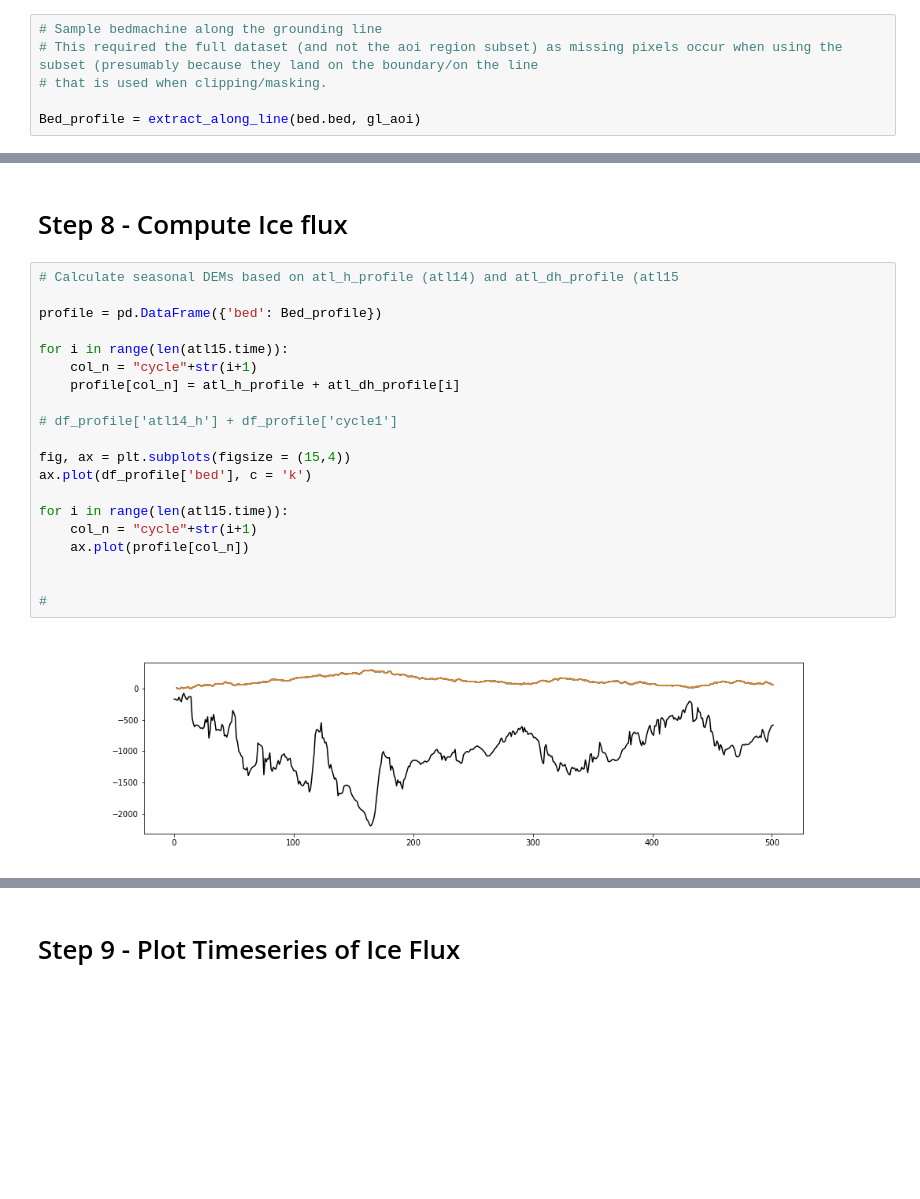
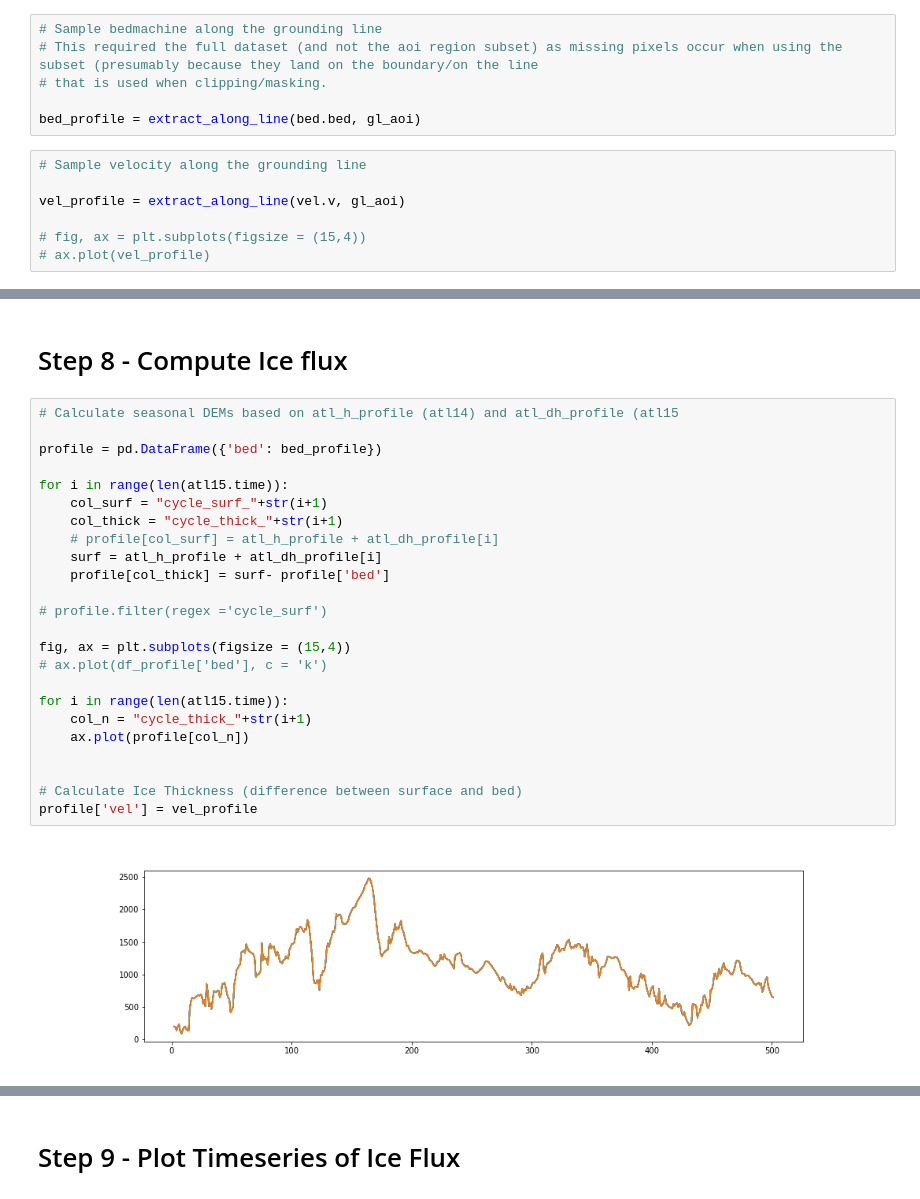
Before and after one commit to ICESAT-2HackWeek/ice-discharge, a Jupyter notebook: notebooks/general-workflow-master.ipynb, the cells around one changed output, grey strips where cells are left out. Saved outputs shown, nothing was run; the diff lists cells and outputs as text; blank space fills up the shorter version.

```diff
--- a/notebooks/general-workflow-master.ipynb
+++ b/notebooks/general-workflow-master.ipynb
@@ -378,7 +380,14 @@ def extract_along_line(xarr, line):
 # This required the full dataset (and not the aoi region subset) as missing pixels occur when using the subset (presumably because they land on the boundary/on the line
 # that is used when clipping/masking.
 
-Bed_profile = extract_along_line(bed.bed, gl_aoi)
+bed_profile = extract_along_line(bed.bed, gl_aoi)
+# %%
+# Sample velocity along the grounding line
+
+vel_profile = extract_along_line(vel.v, gl_aoi)
+
+# fig, ax = plt.subplots(figsize = (15,4))
+# ax.plot(vel_profile)
 # %%
 %%time
 
@@ -419,22 +428,26 @@ atl_dh_profile = np.squeeze(np.array(atl_dh_profile)).T
 # %%
 # Calculate seasonal DEMs based on atl_h_profile (atl14) and atl_dh_profile (atl15
 
-profile = pd.DataFrame({'bed': Bed_profile})
+profile = pd.DataFrame({'bed': bed_profile})
 
 for i in range(len(atl15.time)):
-    col_n = "cycle"+str(i+1)
-    profile[col_n] = atl_h_profile + atl_dh_profile[i]
+    col_surf = "cycle_surf_"+str(i+1)
+    col_thick = "cycle_thick_"+str(i+1)
+    # profile[col_surf] = atl_h_profile + atl_dh_profile[i]
+    surf = atl_h_profile + atl_dh_profile[i]
+    profile[col_thick] = surf- profile['bed']
 
-# df_profile['atl14_h'] + df_profile['cycle1']
+# profile.filter(regex ='cycle_surf')
 
 fig, ax = plt.subplots(figsize = (15,4))
-ax.plot(df_profile['bed'], c = 'k')
+# ax.plot(df_profile['bed'], c = 'k')
 
 for i in range(len(atl15.time)):
-    col_n = "cycle"+str(i+1)
+    col_n = "cycle_thick_"+str(i+1)
     ax.plot(profile[col_n])
 
 
-#
+# Calculate Ice Thickness (difference between surface and bed)
+profile['vel'] = vel_profile
 # %% [output]
-[figure, old version]
+[figure, new version]
```
Also changed, not shown: parts of 5 cells of this notebook.
